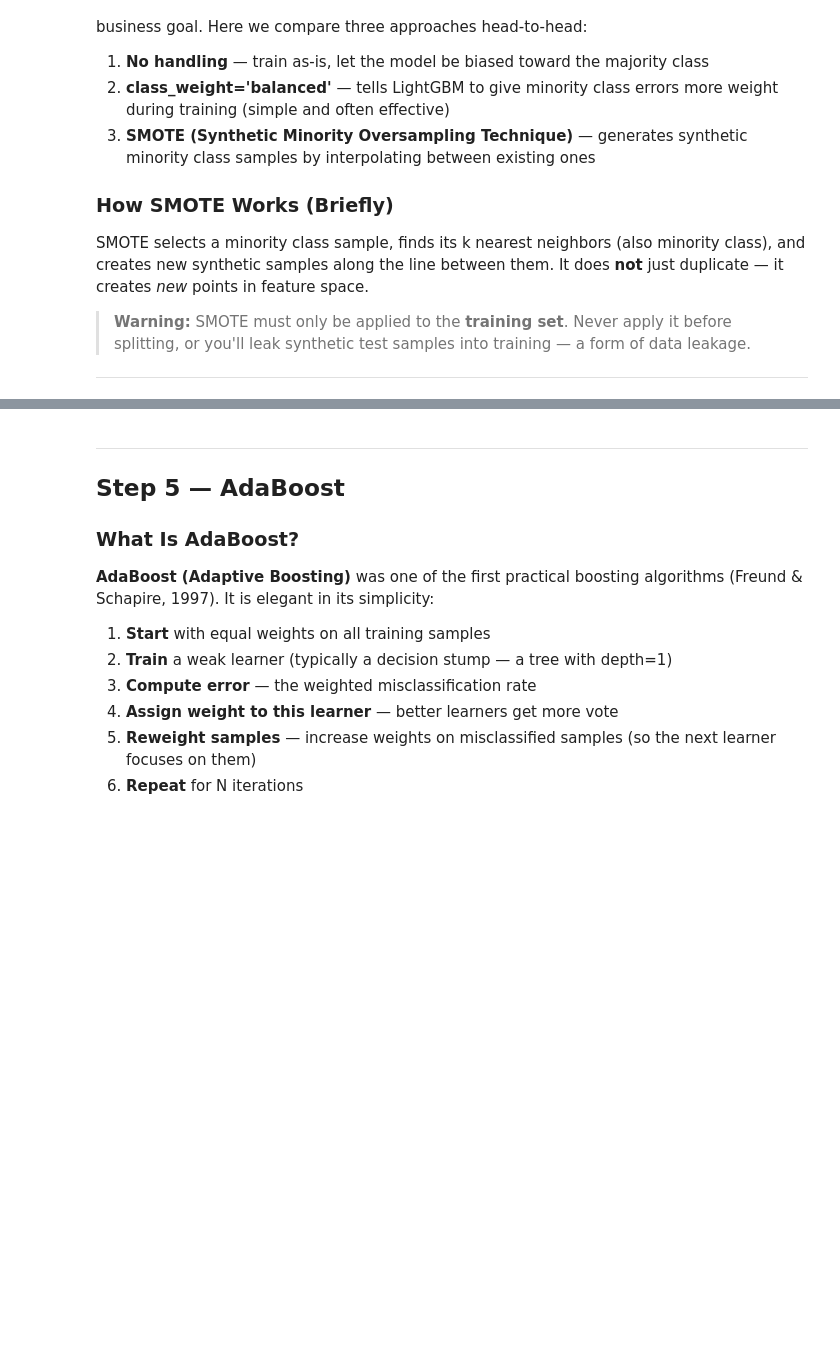
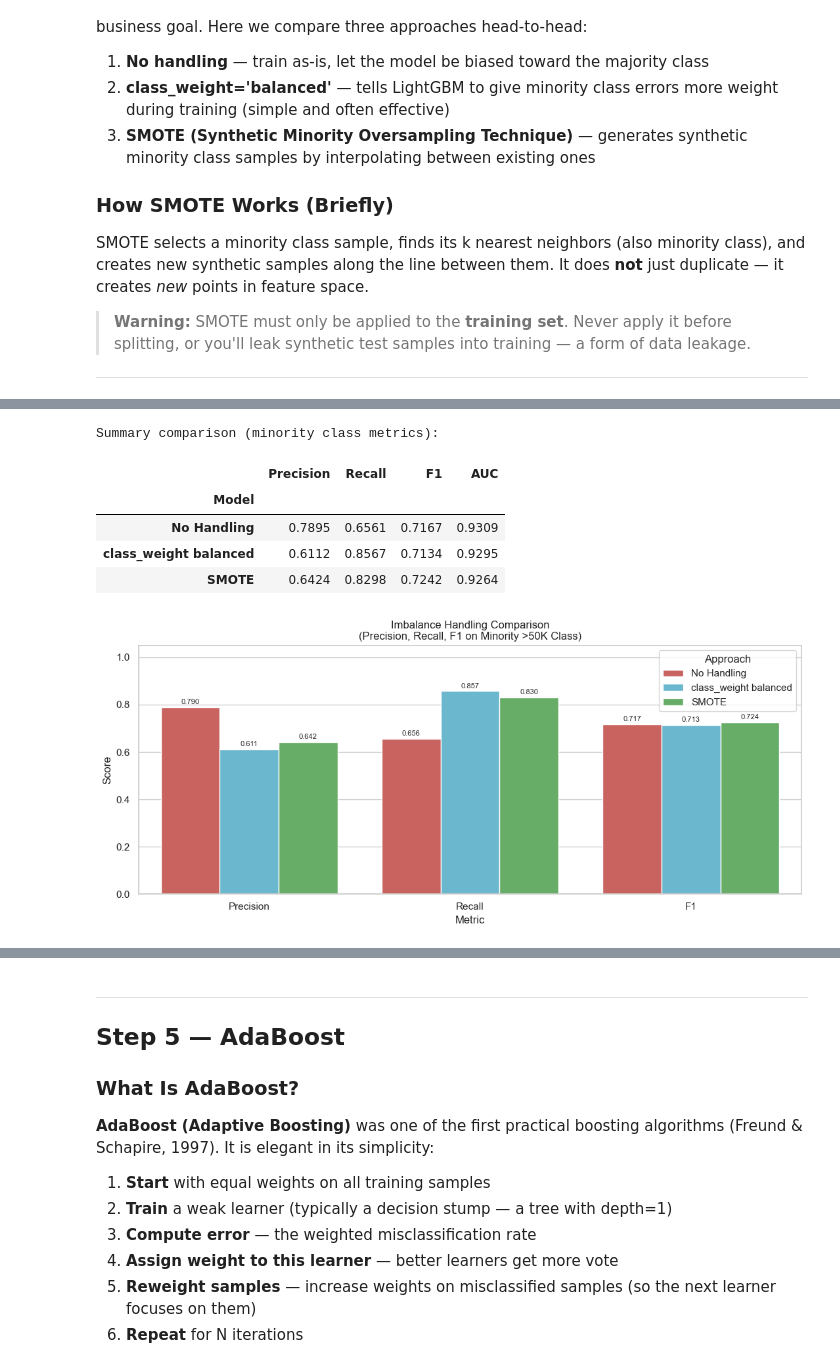
Before and after one commit to shiva-shivanibokka/Dive-Deeper-into-Supervised-Learning, a Jupyter notebook: 02_boosting_models.ipynb, the cells around one changed output, grey strips where cells are left out. Cells and saved outputs as stored; diff of their text form; code cells hidden in the pictures; blank space fills up the shorter version.

```diff
--- a/02_boosting_models.ipynb
+++ b/02_boosting_models.ipynb
@@ -454,23 +516,31 @@ print(classification_report(y_te, pred_sm, target_names=['Legitimate', 'Fraud'])
 # %%
 # Side-by-side comparison chart
 df_imb = pd.DataFrame(imbalance_results)
 print("\nSummary comparison (minority class metrics):")
 display(df_imb.set_index('Model').round(4))
 
 df_plot = df_imb.melt(id_vars='Model', value_vars=['Precision', 'Recall', 'F1'],
                       var_name='Metric', value_name='Score')
 
 plt.figure(figsize=(11, 5))
 ax = sns.barplot(data=df_plot, x='Metric', y='Score', hue='Model',
                  palette=['#d9534f', '#5bc0de', '#5cb85c'])
-plt.title('Imbalance Handling Comparison\n(Precision, Recall, F1 on Minority/Fraud Class)',
+plt.title('Imbalance Handling Comparison\n(Precision, Recall, F1 on Minority >50K Class)',
           fontsize=12)
 plt.ylim(0, 1.05)
 for container in ax.containers:
     ax.bar_label(container, fmt='%.3f', fontsize=8, padding=2)
 plt.legend(title='Approach')
 plt.tight_layout()
 plt.show()
+# %% [output]
+Summary comparison (minority class metrics):
+|  | Precision | Recall | F1 | AUC |
+| Model |  |  |  |  |
+| No Handling | 0.7895 | 0.6561 | 0.7167 | 0.9309 |
+| class_weight balanced | 0.6112 | 0.8567 | 0.7134 | 0.9295 |
+| SMOTE | 0.6424 | 0.8298 | 0.7242 | 0.9264 |
+[figure, added]
 # %% [markdown]
 ### How to Read This Chart: Precision-Recall Tradeoff
 
```
Also changed, not shown: parts of 38 cells of this notebook.
